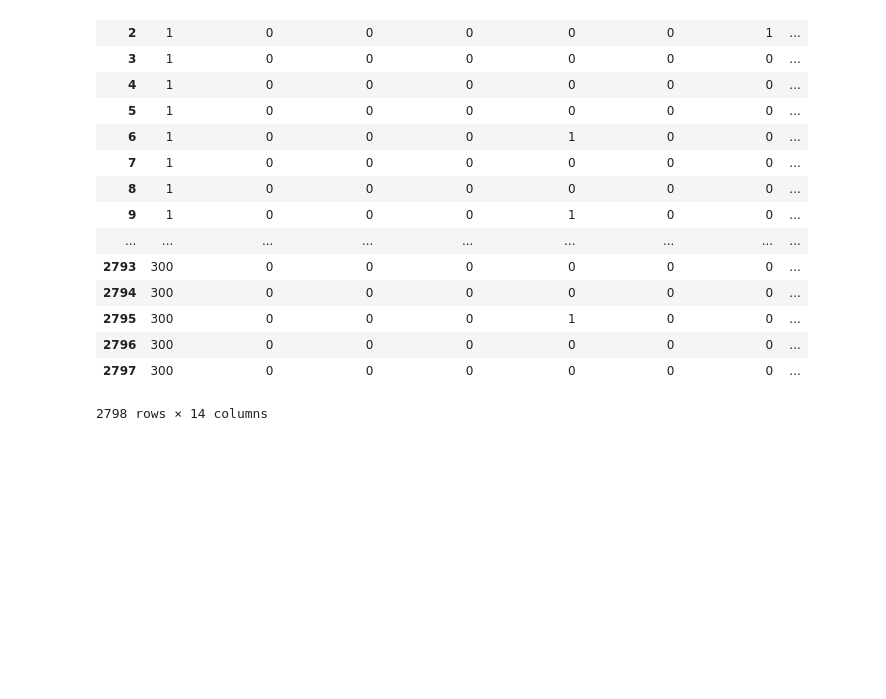
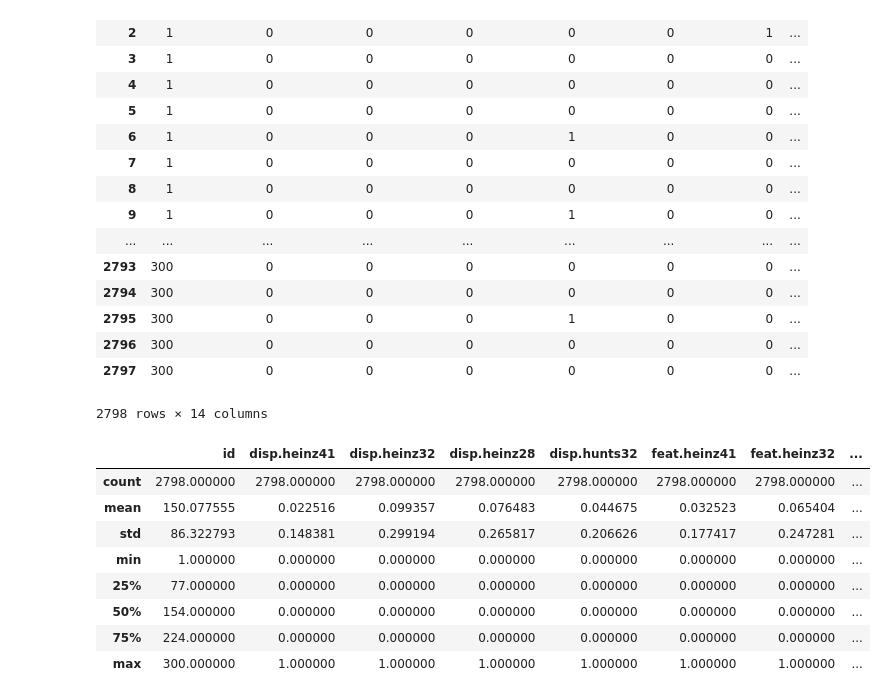
Before and after one commit to timellemeet/mixedlogit, a Jupyter notebook: Explore.ipynb, the cells around one changed output. Saved outputs shown, nothing was run; the diff lists cells and outputs as text; code cells hidden in the pictures; blank space fills up the shorter version.

Commit message:
data

```diff
--- a/Explore.ipynb
+++ b/Explore.ipynb
@@ -23,3 +23,15 @@ data
 | 2796 | 300 | 0 | 0 | 0 | 0 | 0 | 0 | ... |
 | 2797 | 300 | 0 | 0 | 0 | 0 | 0 | 0 | ... |
 2798 rows × 14 columns
+# %%
+data.describe()
+# %% [output]
+|  | id | disp.heinz41 | disp.heinz32 | disp.heinz28 | disp.hunts32 | feat.heinz41 | feat.heinz32 | ... |
+| count | 2798.000000 | 2798.000000 | 2798.000000 | 2798.000000 | 2798.000000 | 2798.000000 | 2798.000000 | ... |
+| mean | 150.077555 | 0.022516 | 0.099357 | 0.076483 | 0.044675 | 0.032523 | 0.065404 | ... |
+| std | 86.322793 | 0.148381 | 0.299194 | 0.265817 | 0.206626 | 0.177417 | 0.247281 | ... |
+| min | 1.000000 | 0.000000 | 0.000000 | 0.000000 | 0.000000 | 0.000000 | 0.000000 | ... |
+| 25% | 77.000000 | 0.000000 | 0.000000 | 0.000000 | 0.000000 | 0.000000 | 0.000000 | ... |
+| 50% | 154.000000 | 0.000000 | 0.000000 | 0.000000 | 0.000000 | 0.000000 | 0.000000 | ... |
+| 75% | 224.000000 | 0.000000 | 0.000000 | 0.000000 | 0.000000 | 0.000000 | 0.000000 | ... |
+| max | 300.000000 | 1.000000 | 1.000000 | 1.000000 | 1.000000 | 1.000000 | 1.000000 | ... |
```
